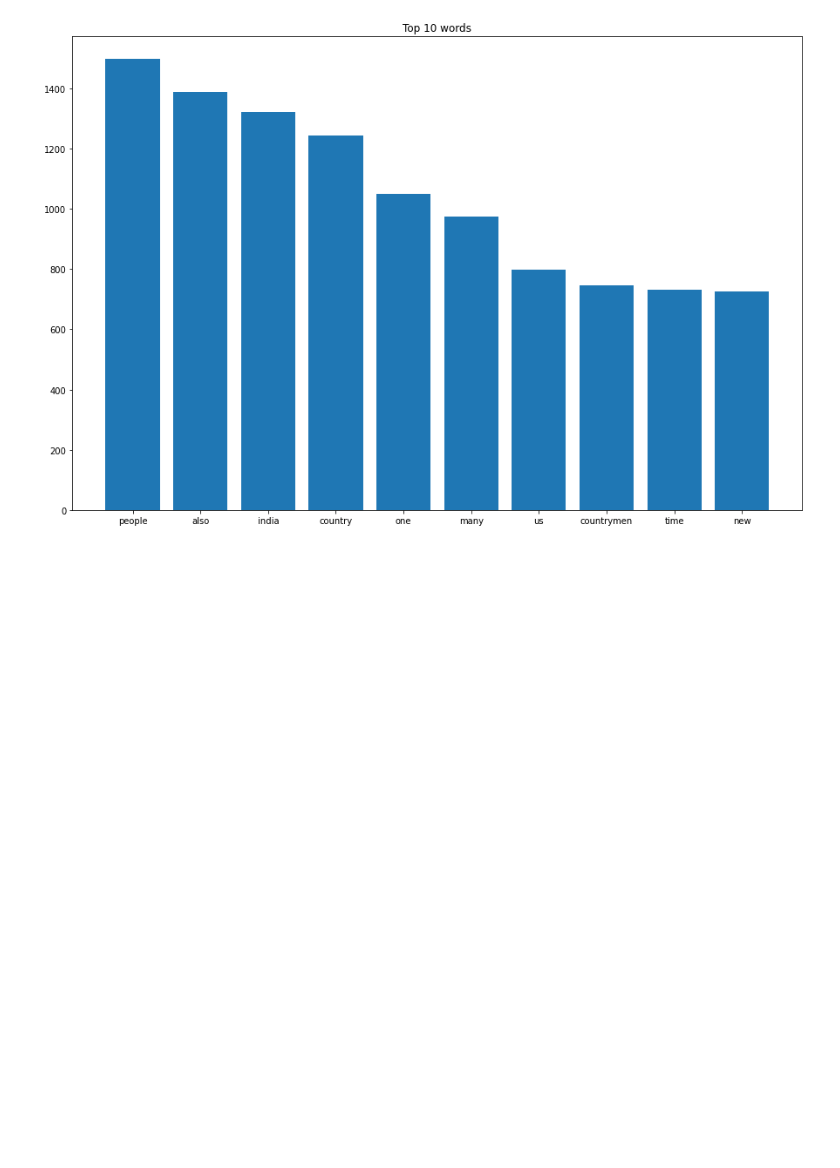
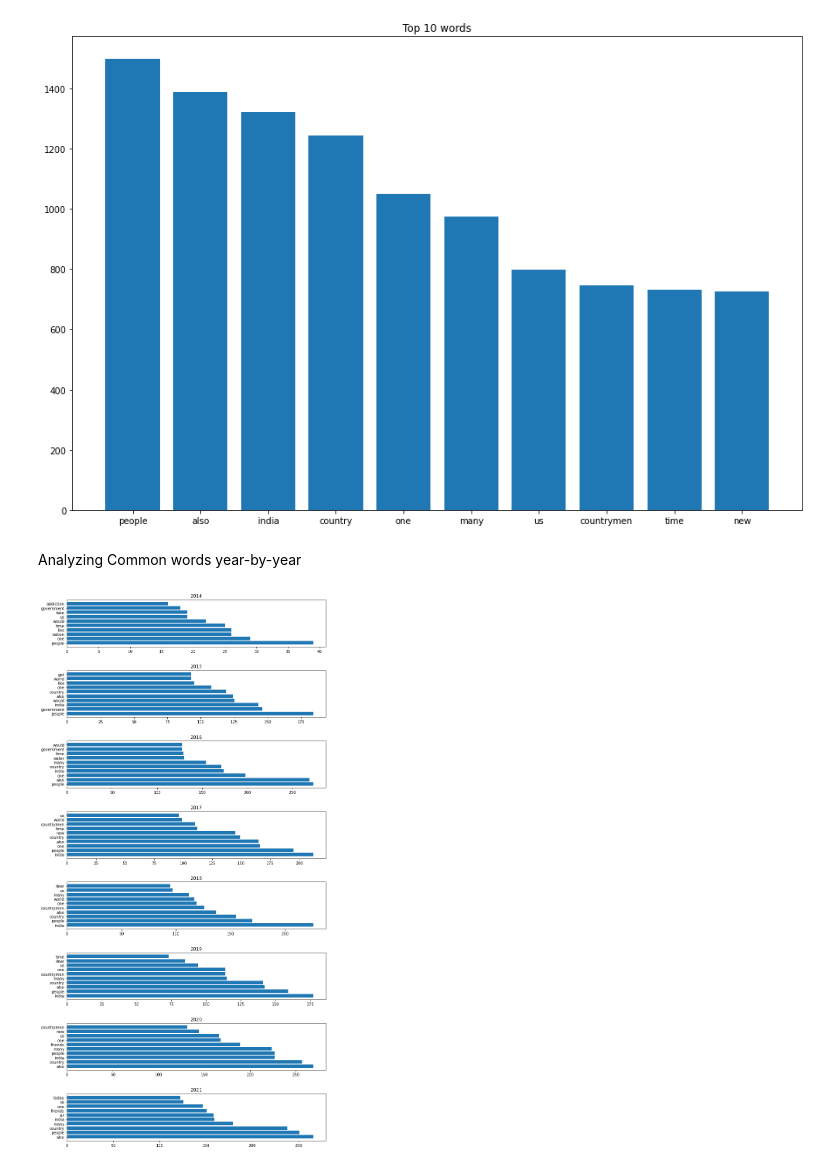
Before and after one commit to lab-programs/ds_lab, a Jupyter notebook: Code/notebooks/Visualisations_MKB.ipynb, the cells around one changed output. Saved outputs shown, nothing was run; the diff lists cells and outputs as text; code cells hidden in the pictures; blank space fills up the shorter version.

Commit message:
Added more Visual

```diff
--- a/Code/notebooks/Visualisations_MKB.ipynb
+++ b/Code/notebooks/Visualisations_MKB.ipynb
@@ -116,3 +111,40 @@ plt.title("Top 10 words")
 plt.show()
 # %% [output]
 [figure]
+# %% [markdown]
+Analyzing Common words year-by-year
+# %%
+years = [2014,2015,2016,2017,2018,2019,2020,2021]
+# %%
+temp = df2.groupby('Year')["Cleaned_content"]
+# %%
+data = {}
+for x in years:
+    temp_df = temp.get_group(x)
+    temp_text = " "
+    for i in temp_df.index:
+        temp_text += temp_df[i]+" "
+    data[x] = temp_text
+# %%
+from nltk import FreqDist
+final = {}
+for key,val in data.items():
+    dist = FreqDist(x for x in val.split(' ') if x.isalnum())
+    final[key] = dist.most_common(10)
+    #common_words = pd.DataFrame(dist.most_common(10), columns = ['Word', 'Frequency'])
+    #print(common_words.head())
+# %%
+fig, ax = plt.subplots(len(final), 1, figsize=(10,20))
+fig.tight_layout()
+for a,key in zip(ax,final.keys()):
+    temp_df = pd.DataFrame(final[key])
+    y = list(temp_df[1])
+    x = list(temp_df[0])
+    a.barh(x,y)
+    a.title.set_text(key)
+    fig.subplots_adjust(hspace=0.5)
+    # add labels/titles and such here
+
+plt.show()
+# %% [output]
+[figure, added]
```
Also changed, not shown: parts of 20 cells of this notebook.
